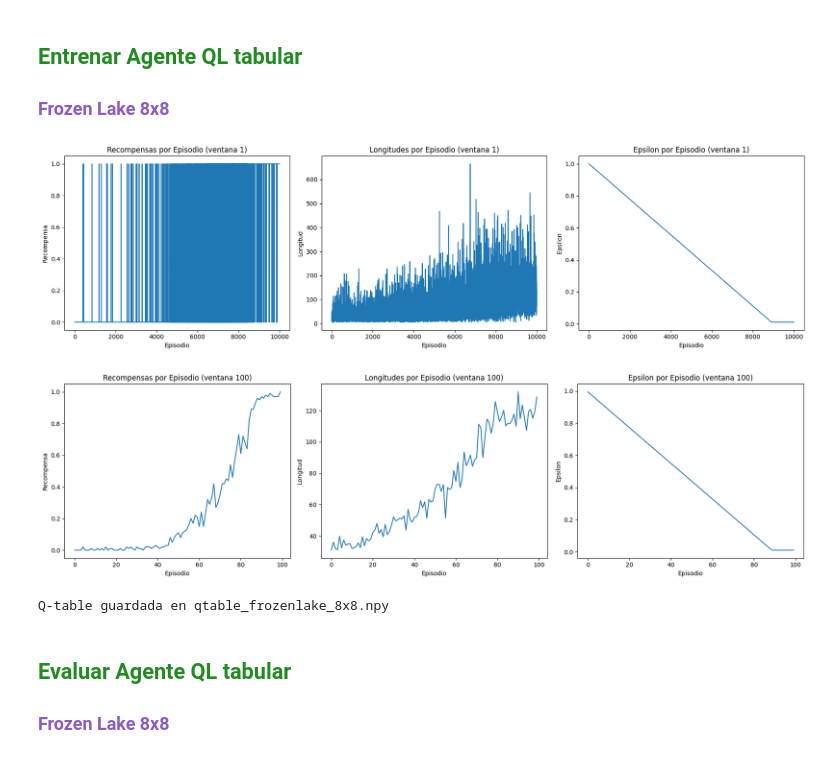
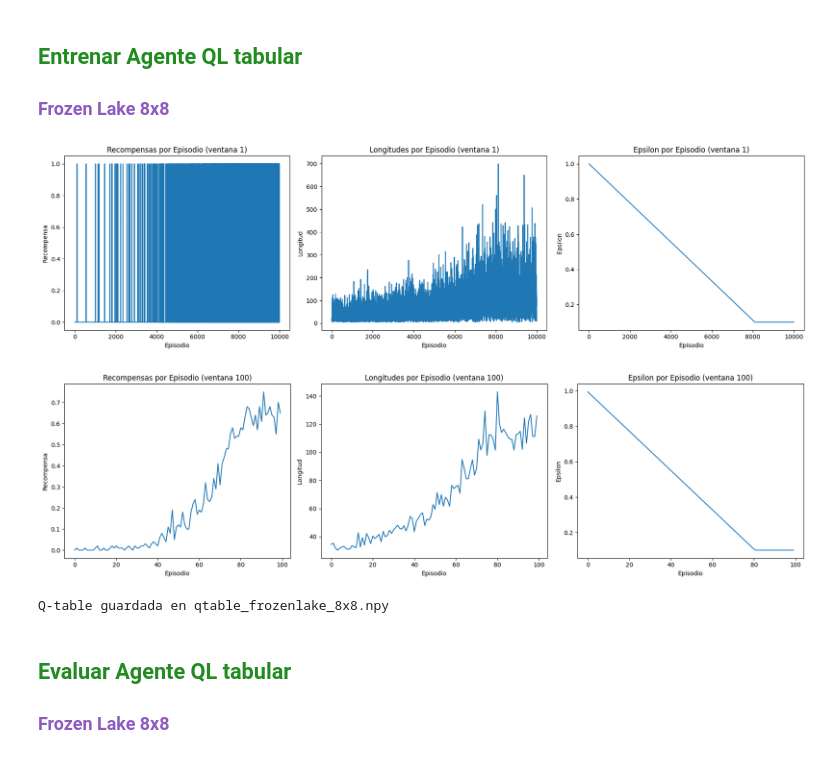
Before and after one commit to Ezequiel-Capo/MachineLearningLab, a Jupyter notebook: LAB2/lab2.ipynb, the cells around one changed output. Cells and saved outputs as stored; diff of their text form; code cells hidden in the pictures.

```diff
--- a/LAB2/lab2.ipynb
+++ b/LAB2/lab2.ipynb
@@ -905,31 +970,31 @@ Estrategia  Alpha    Lr  Decay  Tasa de victoria  Recompensa promedio  Desviaci
 # %%
 # Entrenar  Agente Q-Learning en FrozenLake-v1 8x8
 decay_steps = 9000
-eps_min = 0.01
+eps_min = 0.1
 episodios = decay_steps + 1000
 max_episode_steps = 1000
 
 env = gym.make("FrozenLake-v1", map_name="8x8", is_slippery=True, render_mode="ansi",  max_episode_steps=max_episode_steps)
 
 #Estrategia de epsilon decay, óptima según experimentos
 epsilon_strategy = EpsilonStrLinear(epsilon=1.0, epsilon_min=eps_min, decay_steps=decay_steps)
 agente = AgenteQLearning(env.observation_space, env.action_space, gamma=1, alpha=0.05, epsilon_strategy=epsilon_strategy)
 estado, _ = env.reset()
 resultados, longitudes, epsilons = entrenar_agente(agente, env, num_episodios=episodios, verbose=False, max_pasos=max_episode_steps)
 graficar_resultados(resultados, longitudes, epsilons)
 ventana = episodios // 100
 # Promediamos resultados, longitudes y epsilons
 resultados_prom = promediar_por_bloques(resultados, ventana)
 longitudes_prom = promediar_por_bloques(longitudes, ventana)
 epsilons_prom = promediar_por_bloques(epsilons, ventana)
 graficar_resultados(resultados_prom, longitudes_prom, epsilons_prom, ventana=ventana)
 
 #agente.imprimirQtable()
 agente.guardar_qtable("qtable_frozenlake_8x8.npy")
 env.close()
 # %% [output]
-[figure, old version]
+[figure, new version]
-[figure, old version]
+[figure, new version]
 Q-table guardada en qtable_frozenlake_8x8.npy
 # %% [markdown]
 <h2 style="color: #228B22;">Evaluar Agente QL tabular</h2>
```
Also changed, not shown: parts of 19 cells of this notebook, 4 other files.
